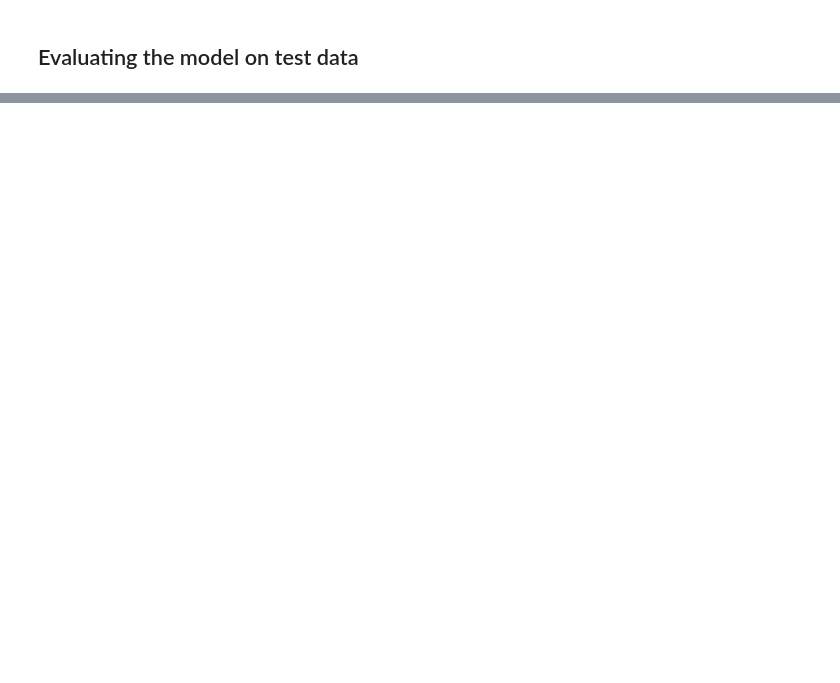
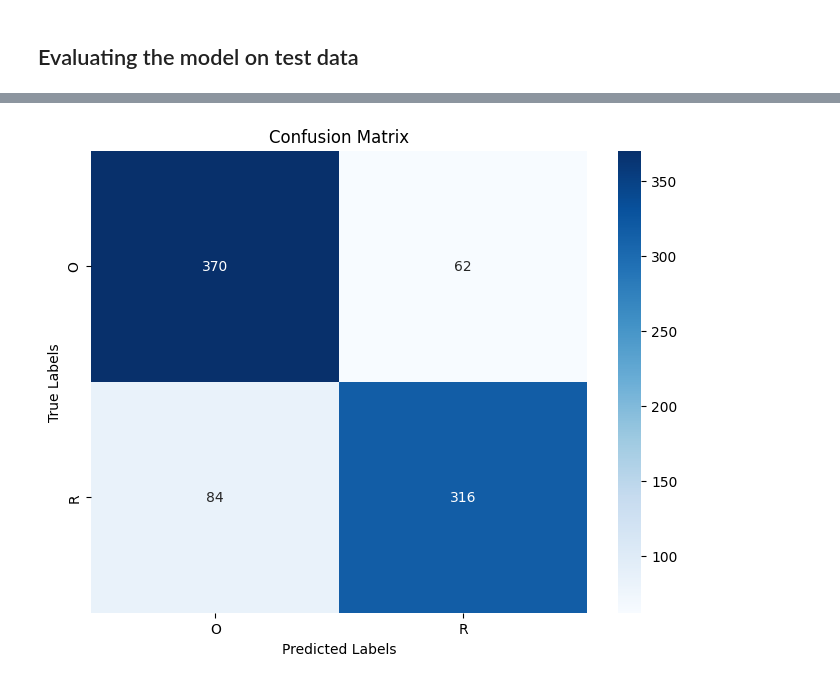
Before and after one commit to thapa-sabin/westcliff_tech405, a Jupyter notebook: W4/Sabin Thapa_W4_Waste Classification_TECH405.ipynb, the cells around one changed output, grey strips where cells are left out. Saved outputs shown, nothing was run; the diff lists cells and outputs as text; code cells hidden in the pictures; blank space fills up the shorter version.

Commit message:
Tuning the model

```diff
--- a/W4/Sabin Thapa_W4_Waste Classification_TECH405.ipynb
+++ b/W4/Sabin Thapa_W4_Waste Classification_TECH405.ipynb
@@ -222,0 +252,24 @@ plt.show()
+# %%
+def build_cnn_model(input_shape, num_classes):
+    model = Sequential([
+        # Convolutional Layer 1
+        Conv2D(32, kernel_size=(3, 3), activation='relu', input_shape=input_shape),
+        MaxPooling2D(pool_size=(2, 2)),
+
+        # Convolutional Layer 2
+        Conv2D(64, kernel_size=(3, 3), activation='relu'),
+        MaxPooling2D(pool_size=(2, 2)),
+
+        # Flatten for Dense Layers
+        Flatten(),
+
+        # Dense Layers
+        Dense(128, activation='relu'),
+        Dense(num_classes, activation='softmax')  # Output layer
+    ])
+    return model
+# %%
+model = build_cnn_model(input_shape, NUM_CLASSES)
+model.compile(optimizer=Adam(learning_rate=LEARNING_RATE),
+              loss=CategoricalCrossentropy(),
+              metrics=['accuracy'])
@@ -222,0 +300,5 @@ plt.show()
+# %%
+history = model.fit(
+    train_data,
+    epochs=EPOCHS
+)
@@ -222,0 +336,14 @@ plt.show()
+# %%
+predictions = model.predict(test_data)
+predicted_classes = np.argmax(predictions, axis=1)
+true_classes = test_data.classes
+
+conf_matrix = confusion_matrix(true_classes, predicted_classes)
+
+plt.figure(figsize=(8, 6))
+sns.heatmap(conf_matrix, annot=True, fmt='d', cmap='Blues', xticklabels=test_data.class_indices.keys(), yticklabels=test_data.class_indices.keys())
+plt.title('Confusion Matrix')
+plt.xlabel('Predicted Labels')
+plt.ylabel('True Labels')
+plt.show()
+# %% [output]
@@ -222,0 +351 @@ plt.show()
+[figure, added]
```
Also changed, not shown: parts of 34 cells of this notebook.
